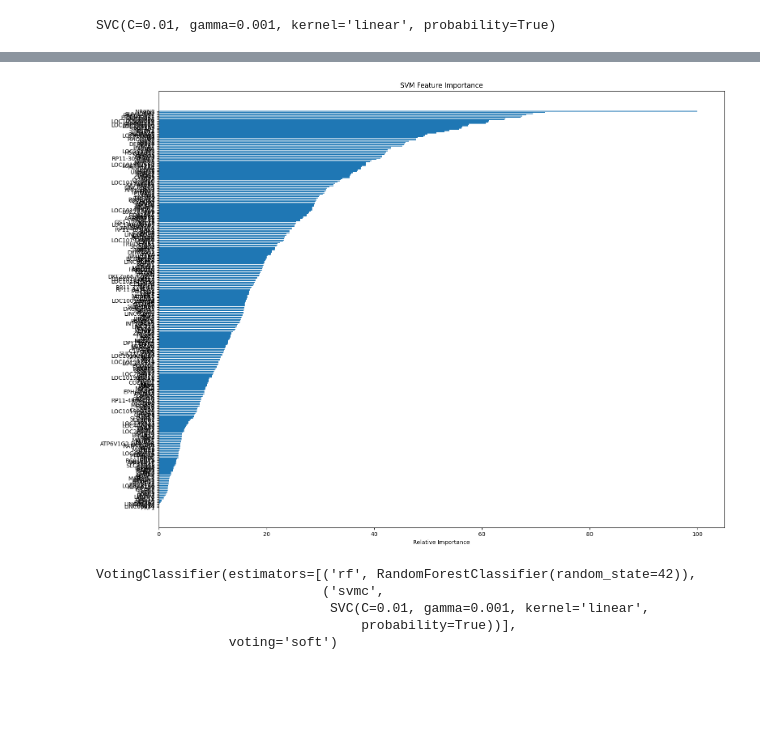
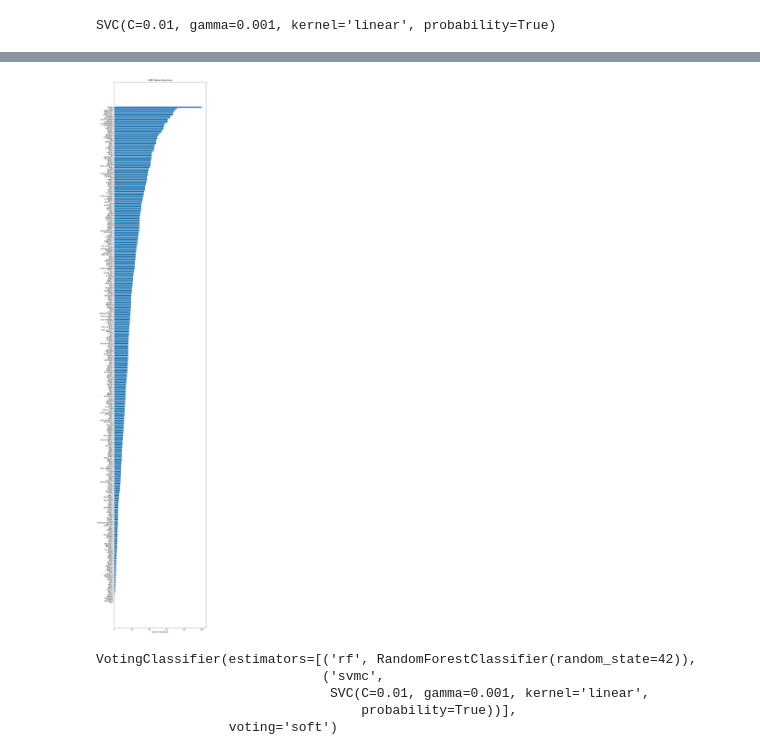
Before and after one commit to Chaoticatwithaneviltooth/5005_Project, a Jupyter notebook: added RFECV.ipynb, the cells around one changed output, grey strips where cells are left out. Drawn from its saved outputs; the diff is of its cells as text; code cells hidden in the pictures; blank space fills up the shorter version.

```diff
--- a/added RFECV.ipynb
+++ b/added RFECV.ipynb
@@ -744,32 +730,32 @@ Average ROC AUC Score: 0.4282026823615762
 Weighted-Average F1 Score:  0.734243795420266
 # %%
-# Figure). Support Vector Machine
+# Figure Support Vector Machine
 def plot_feature_importance(importance, names, model_type):
     feature_importance = np.abs(importance)
     feature_importance = 100.0 * (feature_importance / feature_importance.max())
     sorted_idx = np.argsort(feature_importance)
     pos = np.arange(sorted_idx.shape[0]) + 0.5
-    plt.figure(figsize=(18, 14)) # <--- Figure Size
+    plt.figure(figsize=(10, 60)) # <--- Figure Size
     plt.barh(pos, feature_importance[sorted_idx], align = 'center')
     plt.yticks(pos, np.array(names)[sorted_idx])
     plt.xlabel('Relative Importance')
     plt.title(model_type + ' Feature Importance') # <--- Axes
     plt.savefig(model_type + ' Feature Importance.png')
     plt.show()  #<--- Display Figure
 
 def remove_feature(feature_importance, feature_names, feature_to_remove):
     filtered_importance = [imp for imp, name in zip(feature_importance, feature_names) if name != feature_to_remove]
     filtered_names = [name for name in feature_names if name != feature_to_remove]
     return np.array(filtered_importance), np.array(filtered_names)
 
 if svmc_best.kernel == 'linear':
     importance = svmc_best.coef_[0]
     feature_names = x_biomarker_train.columns
     feature_to_remove = 'ID'
     filtered_importance, filtered_names = remove_feature(importance, feature_names, feature_to_remove)
     plot_feature_importance(filtered_importance, filtered_names, 'SVM')
 # %% [output]
-[figure, old version]
+[figure, new version]
 # %%
 # Soft Voting Classifier
 classifiers = [
```
Also changed, not shown: parts of 25 cells of this notebook, 12 other files.
